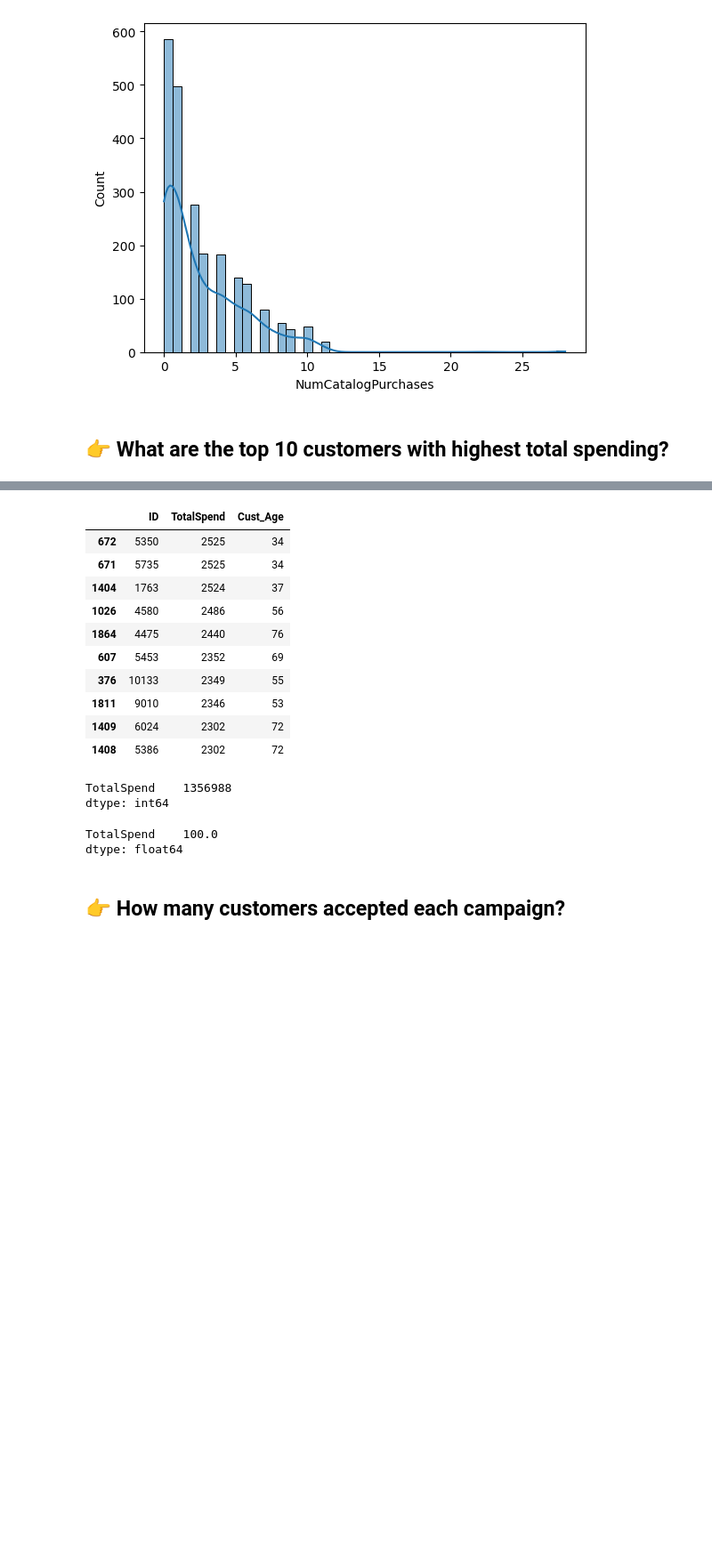
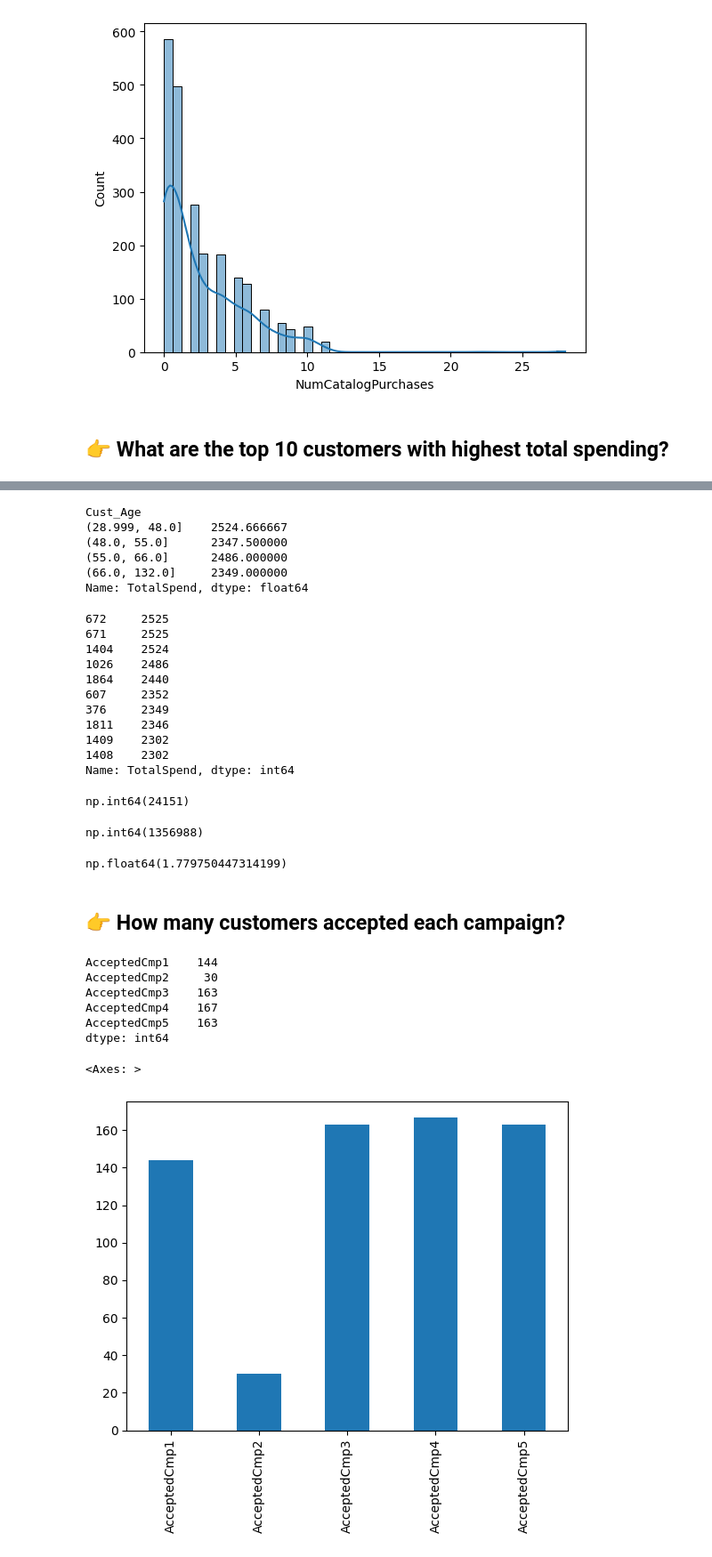
Before and after one commit to SachinSherki4/Data_Science, a Jupyter notebook: Data_Science_Projects/Marketing_Project_1/marketing_campaigns.ipynb, the cells around one changed output, grey strips where cells are left out. Shown: that part at 89% size. Saved outputs shown, nothing was run; the diff lists cells and outputs as text; code cells hidden in the pictures; blank space fills up the shorter version.

Commit message:
marketing_data_eda_03

```diff
--- a/Data_Science_Projects/Marketing_Project_1/marketing_campaigns.ipynb
+++ b/Data_Science_Projects/Marketing_Project_1/marketing_campaigns.ipynb
@@ -598,33 +599,74 @@ df.sort_values(by='TotalSpend', ascending=False).head(10)
 # Top customers buy in-store	     👉    Provide store coupons
 # Top customers accept campaigns	 👉    Target them aggressively
 # Top customers don’t accept	     👉    Build new personalized campaigns
+# %%
+# 1️⃣ How old are these top customers?
+top_cust.groupby(pd.qcut(df['Cust_Age'],4),observed=False)['TotalSpend'].mean()
+# %% [output]
+Cust_Age
+(28.999, 48.0]    2524.666667
+(48.0, 55.0]      2347.500000
+(55.0, 66.0]      2486.000000
+(66.0, 132.0]     2349.000000
+Name: TotalSpend, dtype: float64
 # %%
 #
-df[['ID','TotalSpend','Cust_Age']].sort_values(by='TotalSpend', ascending=False).head(10)
+df.sort_values(by='TotalSpend', ascending=False)['TotalSpend'].head(10)
 # %% [output]
-|  | ID | TotalSpend | Cust_Age |
-| 672 | 5350 | 2525 | 34 |
-| 671 | 5735 | 2525 | 34 |
-| 1404 | 1763 | 2524 | 37 |
-| 1026 | 4580 | 2486 | 56 |
-| 1864 | 4475 | 2440 | 76 |
-| 607 | 5453 | 2352 | 69 |
-| 376 | 10133 | 2349 | 55 |
-| 1811 | 9010 | 2346 | 53 |
-| 1409 | 6024 | 2302 | 72 |
-| 1408 | 5386 | 2302 | 72 |
+672     2525
+671     2525
+1404    2524
+1026    2486
+1864    2440
+607     2352
+376     2349
+1811    2346
+1409    2302
+1408    2302
+Name: TotalSpend, dtype: int64
 # %%
-sum_top10= df[['TotalSpend']].sort_values(by='TotalSpend', ascending=False).sum()
+sum_top10= df.sort_values(by='TotalSpend', ascending=False)['TotalSpend'].head(10).sum()
 sum_top10
 # %% [output]
-TotalSpend    1356988
-dtype: int64
+np.int64(24151)
+# %%
+df['TotalSpend'].sum()
+# %% [output]
+np.int64(1356988)
 # %%
 # What percentage of revenue they contribute?
-per= (sum_top10 / df['TotalSpend'].sum()) * 100
+per= (sum_top10 / (df['TotalSpend'].sum())) * 100
 per
 # %% [output]
-TotalSpend    100.0
-dtype: float64
+np.float64(1.779750447314199)
 # %% [markdown]
 ## 👉 How many customers accepted each campaign?
+# %%
+# 🧠 Step-3: Business Insights You Can Generate
+# Once you get the counts, analyse like a marketing expert:
+    # ✔ Which campaign had the highest acceptance?
+        # → Shows high product-market fit.
+    # ✔ Which campaign had the lowest acceptance?
+        # → Needs redesign or targeting.
+    # ✔ Compare “Response” (latest campaign) with older campaigns
+        # → Are campaigns improving over time?
+    # ✔ Did frequent web visitors accept more?
+        # → Important for digital marketing strategy.
+    # ✔ Do high-income customers accept more?
+        # → Helps in premium product targeting.
+
+campaign_group=['AcceptedCmp1','AcceptedCmp2','AcceptedCmp3','AcceptedCmp4','AcceptedCmp5']
+accepted_counts =df[campaign_group].sum()
+accepted_counts
+# %% [output]
+AcceptedCmp1    144
+AcceptedCmp2     30
+AcceptedCmp3    163
+AcceptedCmp4    167
+AcceptedCmp5    163
+dtype: int64
+# %%
+accepted_counts.plot(kind='bar')
+# %% [output]
+<Axes: >
+[figure, added]
```
Also changed, not shown: parts of 28 cells of this notebook, 1 other file.
